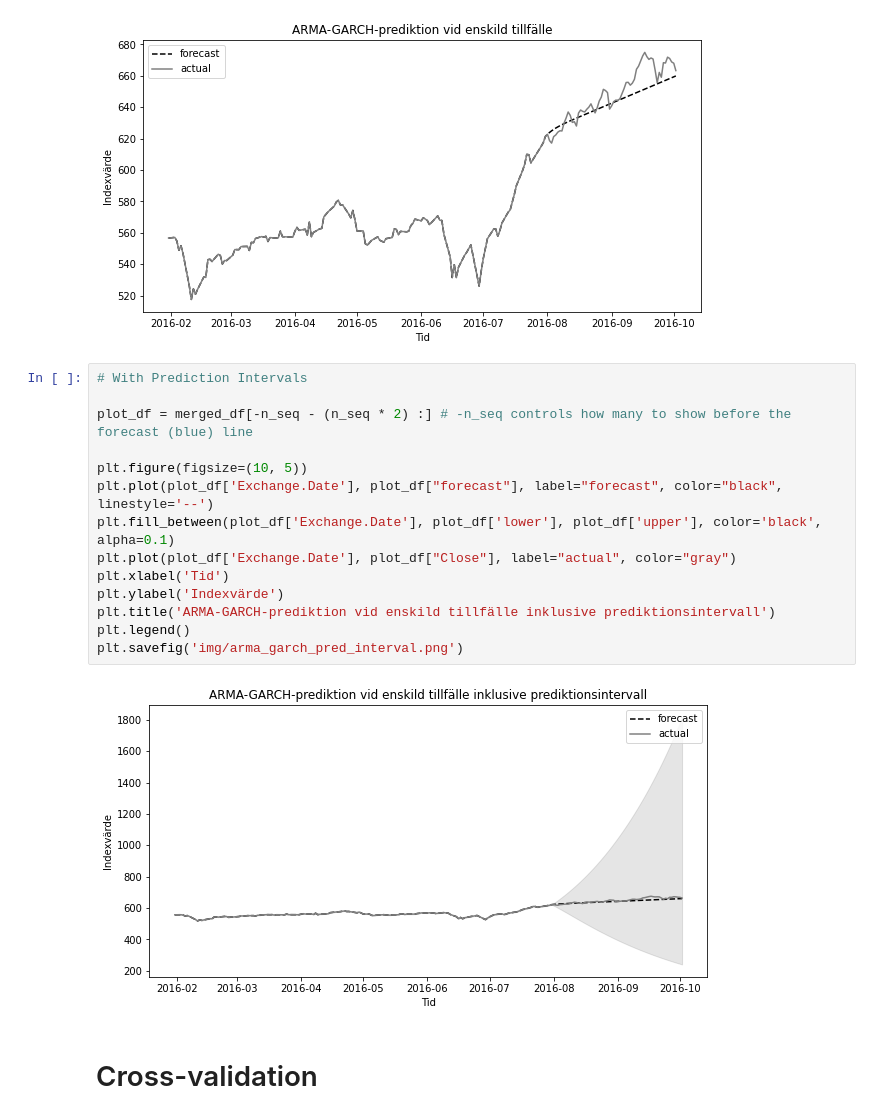
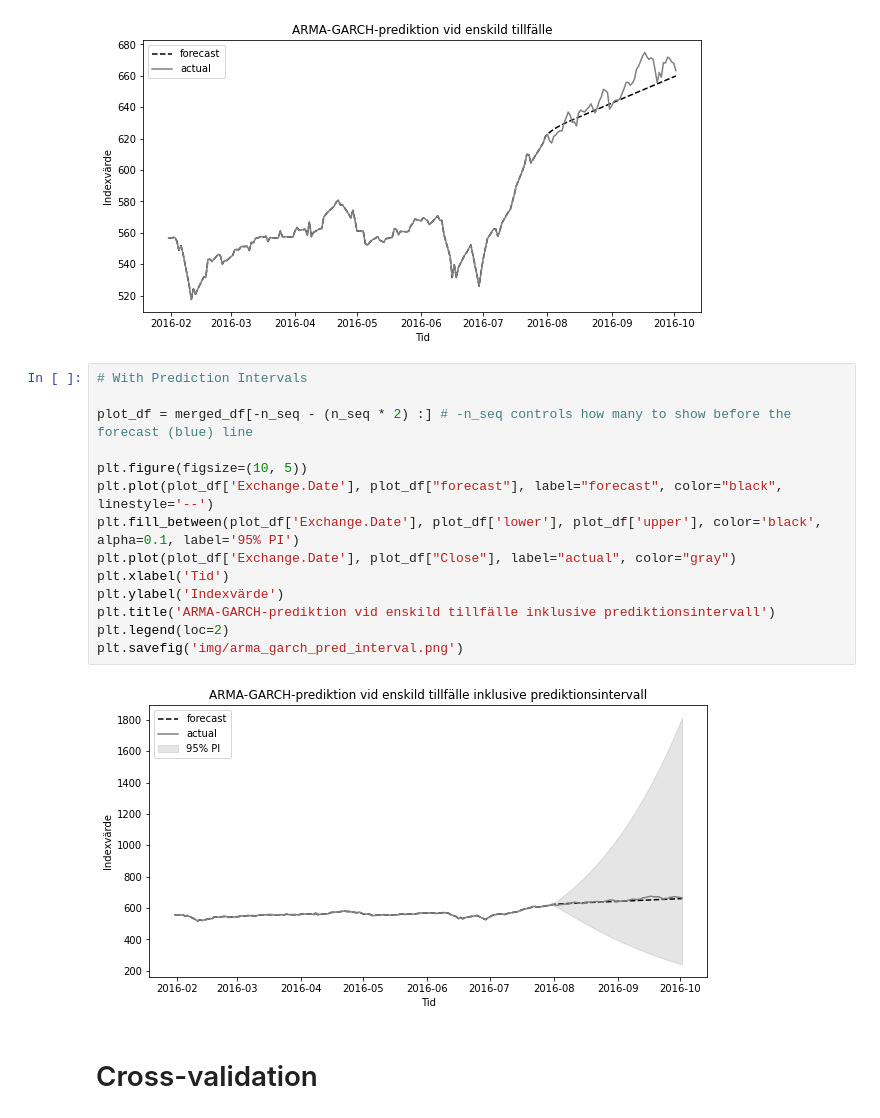
Before and after one commit to ulrikson/statistics-thesis, a Jupyter notebook: arch_evaluate.ipynb, the cells around one changed output. Saved outputs shown, nothing was run; the diff lists cells and outputs as text.

```diff
--- a/arch_evaluate.ipynb
+++ b/arch_evaluate.ipynb
@@ -106,19 +69,19 @@ plt.savefig('img/arma_garch_pred.png')
 # %%
 # With Prediction Intervals
 
 plot_df = merged_df[-n_seq - (n_seq * 2) :] # -n_seq controls how many to show before the forecast (blue) line
 
 plt.figure(figsize=(10, 5))
 plt.plot(plot_df['Exchange.Date'], plot_df["forecast"], label="forecast", color="black", linestyle='--')
-plt.fill_between(plot_df['Exchange.Date'], plot_df['lower'], plot_df['upper'], color='black', alpha=0.1)
+plt.fill_between(plot_df['Exchange.Date'], plot_df['lower'], plot_df['upper'], color='black', alpha=0.1, label='95% PI')
 plt.plot(plot_df['Exchange.Date'], plot_df["Close"], label="actual", color="gray")
 plt.xlabel('Tid')
 plt.ylabel('Indexvärde')
 plt.title('ARMA-GARCH-prediktion vid enskild tillfälle inklusive prediktionsintervall')
-plt.legend()
+plt.legend(loc=2)
 plt.savefig('img/arma_garch_pred_interval.png')
 # %% [output]
-[figure, old version]
+[figure, new version]
 # %% [markdown]
 # Cross-validation
 # %% [markdown]
```
Also changed, not shown: parts of 2 cells of this notebook, 2 other files.
